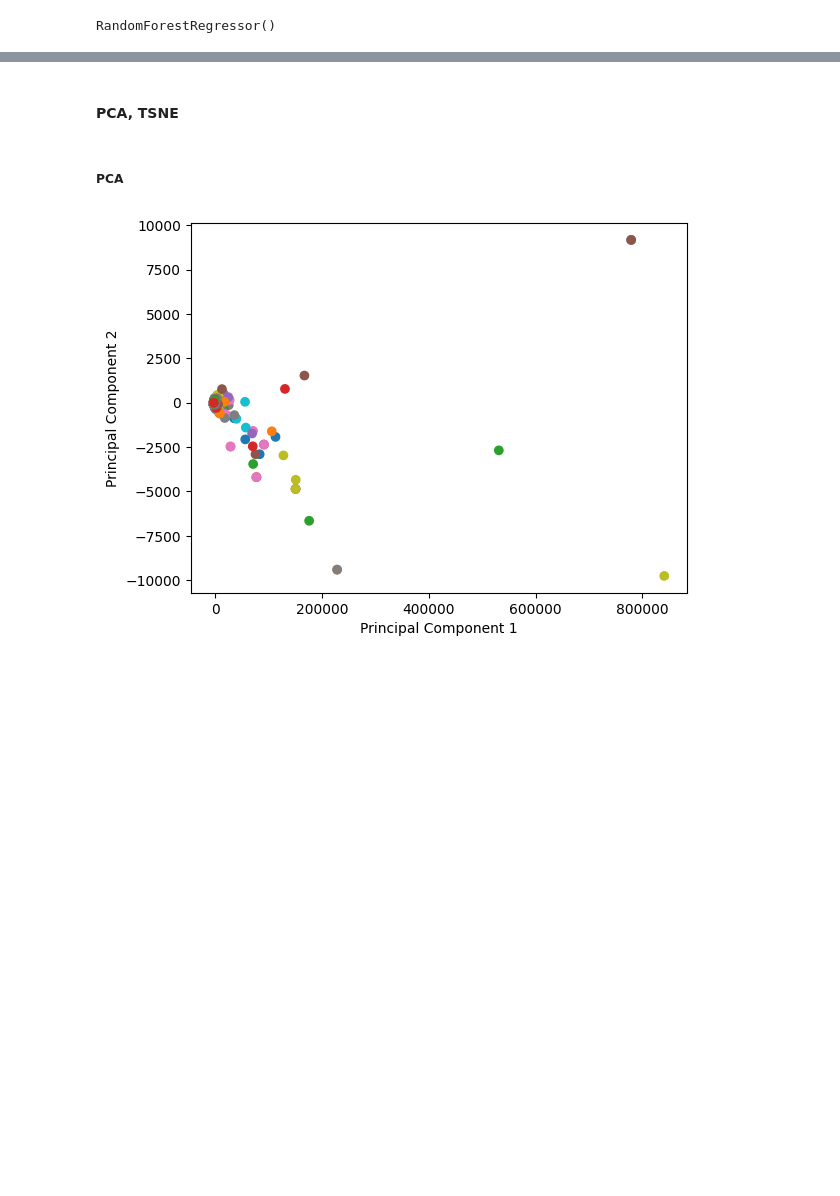
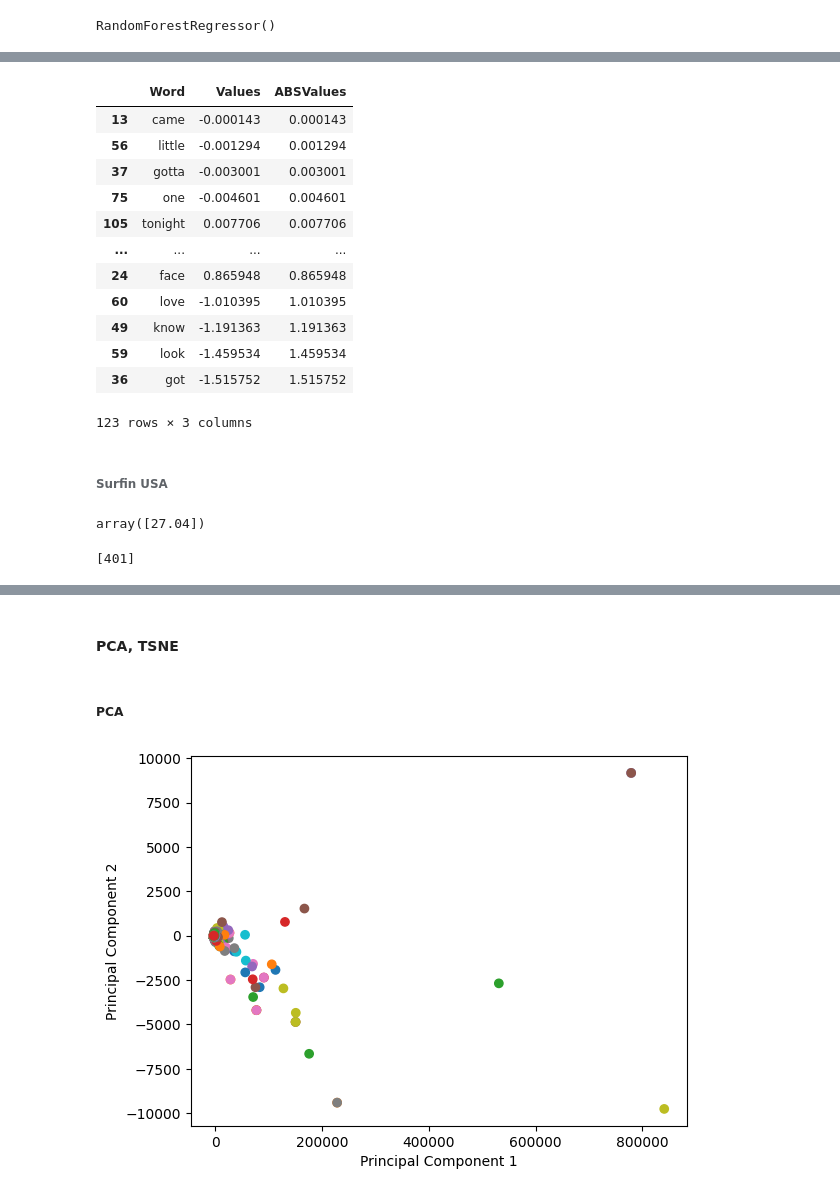
Before and after one commit to jmc8290/finalProject, a Jupyter notebook: projectWorkbook.ipynb, the cells around one changed output, grey strips where cells are left out. Saved outputs shown, nothing was run; the diff lists cells and outputs as text; code cells hidden in the pictures; blank space fills up the shorter version.

```diff
--- a/projectWorkbook.ipynb
+++ b/projectWorkbook.ipynb
@@ -631,0 +643,20 @@ shap.summary_plot(shap_values, xReducedTransformed, feature_names=exp.feature_na
+# %%
+judeValues = pd.DataFrame({'Word':exp.feature_names, 'Values': shap_values[900]})
+judeValues['ABSValues'] = judeValues['Values'].abs()
+judeValues.sort_values(by = 'ABSValues')
+# %% [output]
+|  | Word | Values | ABSValues |
+| 13 | came | -0.000143 | 0.000143 |
+| 56 | little | -0.001294 | 0.001294 |
+| 37 | gotta | -0.003001 | 0.003001 |
+| 75 | one | -0.004601 | 0.004601 |
+| 105 | tonight | 0.007706 | 0.007706 |
+| ... | ... | ... | ... |
+| 24 | face | 0.865948 | 0.865948 |
+| 60 | love | -1.010395 | 1.010395 |
+| 49 | know | -1.191363 | 1.191363 |
+| 59 | look | -1.459534 | 1.459534 |
+| 36 | got | -1.515752 | 1.515752 |
+123 rows × 3 columns
+# %% [markdown]
+###### Surfin USA
@@ -631,0 +665,8 @@ shap.summary_plot(shap_values, xReducedTransformed, feature_names=exp.feature_na
+# %%
+rf.predict(xReducedTransformed[surfIndex])
+# %% [output]
+array([27.04])
+# %%
+surfIndex
+# %% [output]
+[401]
```
Also changed, not shown: parts of 23 cells of this notebook, 4 other files.
